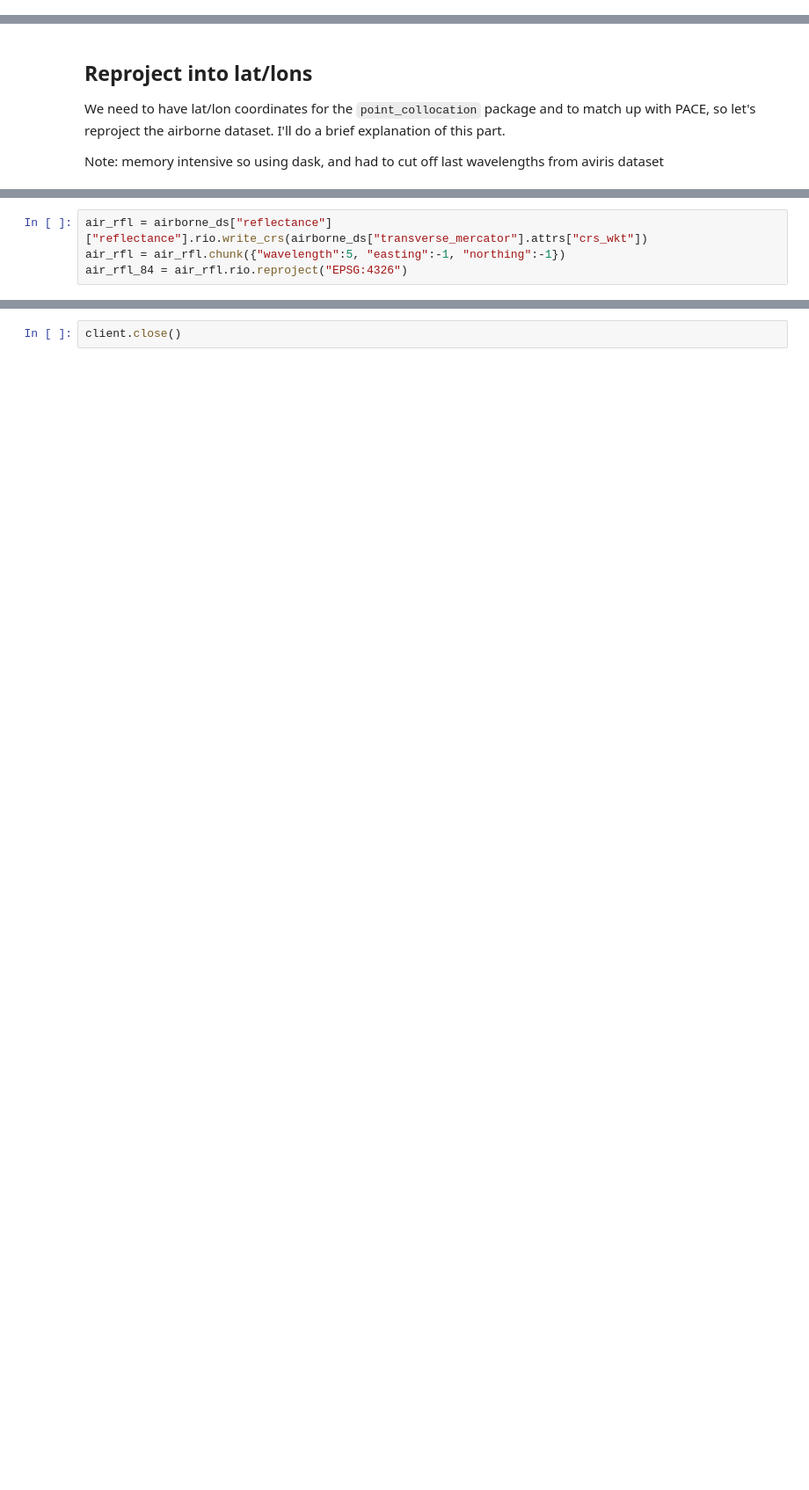
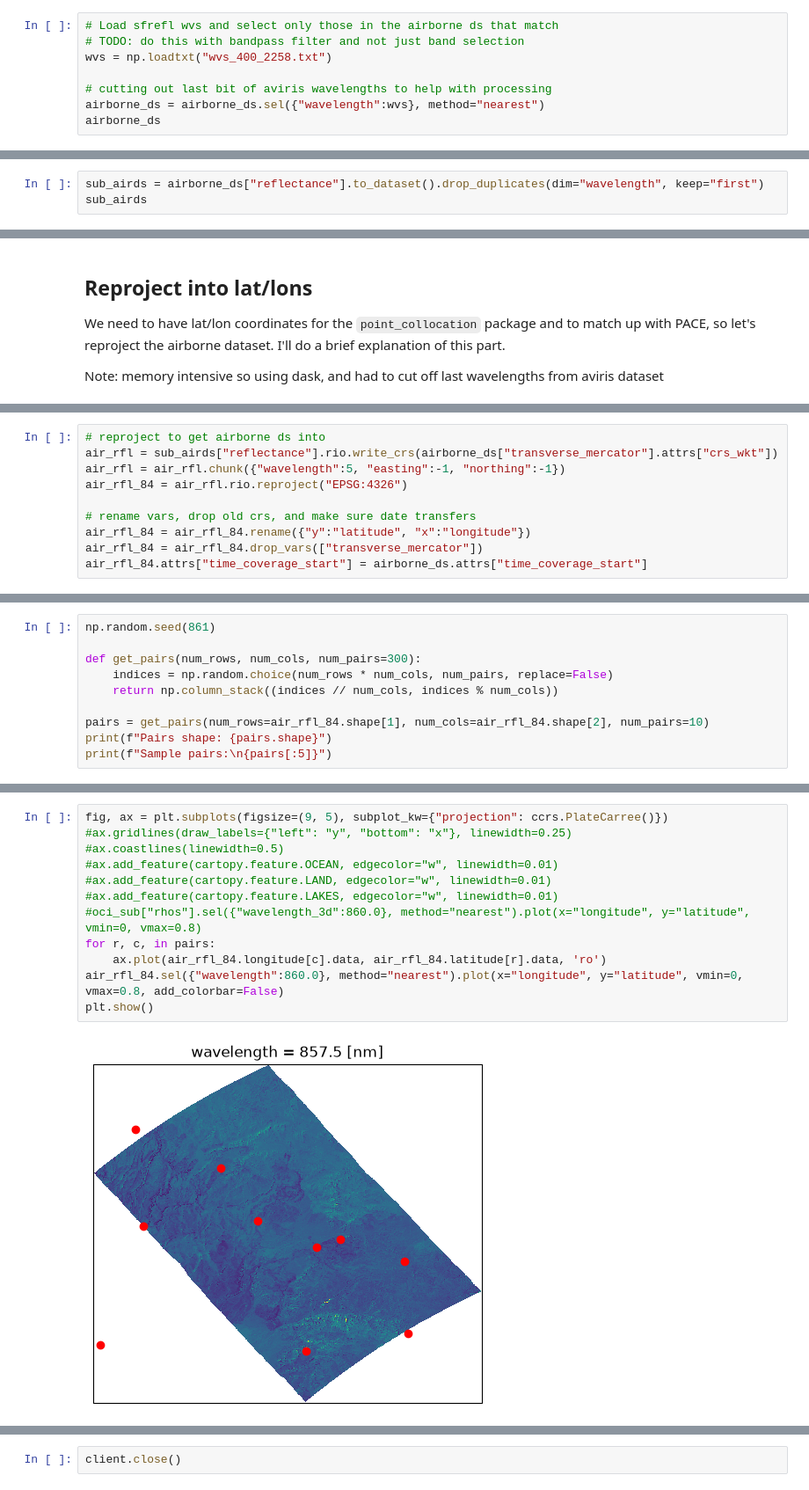
Before and after one commit to skyecaplan/pace_tutorials, a Jupyter notebook: pace_airborne_draft.ipynb, the cells around one changed output, grey strips where cells are left out. Shown at 88% size. Cells and saved outputs as stored; diff of their text form; blank space fills up the shorter version.

Commit message:
airborne tutorial update

```diff
--- a/pace_airborne_draft.ipynb
+++ b/pace_airborne_draft.ipynb
@@ -195,0 +142,8 @@ product_version :
+# %%
+# Load sfrefl wvs and select only those in the airborne ds that match
+# TODO: do this with bandpass filter and not just band selection
+wvs = np.loadtxt("wvs_400_2258.txt")
+
+# cutting out last bit of aviris wavelengths to help with processing
+airborne_ds = airborne_ds.sel({"wavelength":wvs}, method="nearest")
+airborne_ds
@@ -195,0 +267,3 @@ product_version :
+# %%
+sub_airds = airborne_ds["reflectance"].to_dataset().drop_duplicates(dim="wavelength", keep="first")
+sub_airds
@@ -229,4 +329,10 @@ client
 # %%
-air_rfl = airborne_ds["reflectance"]["reflectance"].rio.write_crs(airborne_ds["transverse_mercator"].attrs["crs_wkt"])
+# reproject to get airborne ds into
+air_rfl = sub_airds["reflectance"].rio.write_crs(airborne_ds["transverse_mercator"].attrs["crs_wkt"])
 air_rfl = air_rfl.chunk({"wavelength":5, "easting":-1, "northing":-1})
 air_rfl_84 = air_rfl.rio.reproject("EPSG:4326")
+
+# rename vars, drop old crs, and make sure date transfers
+air_rfl_84 = air_rfl_84.rename({"y":"latitude", "x":"longitude"})
+air_rfl_84 = air_rfl_84.drop_vars(["transverse_mercator"])
+air_rfl_84.attrs["time_coverage_start"] = airborne_ds.attrs["time_coverage_start"]
@@ -236,0 +346,10 @@ air_rfl_84 = air_rfl.rio.reproject("EPSG:4326")
+# %%
+np.random.seed(861)
+
+def get_pairs(num_rows, num_cols, num_pairs=300):
+    indices = np.random.choice(num_rows * num_cols, num_pairs, replace=False)
+    return np.column_stack((indices // num_cols, indices % num_cols))
+
+pairs = get_pairs(num_rows=air_rfl_84.shape[1], num_cols=air_rfl_84.shape[2], num_pairs=10)
+print(f"Pairs shape: {pairs.shape}")
+print(f"Sample pairs:\n{pairs[:5]}")
@@ -236,0 +364,14 @@ air_rfl_84 = air_rfl.rio.reproject("EPSG:4326")
+# %%
+fig, ax = plt.subplots(figsize=(9, 5), subplot_kw={"projection": ccrs.PlateCarree()})
+#ax.gridlines(draw_labels={"left": "y", "bottom": "x"}, linewidth=0.25)
+#ax.coastlines(linewidth=0.5)
+#ax.add_feature(cartopy.feature.OCEAN, edgecolor="w", linewidth=0.01)
+#ax.add_feature(cartopy.feature.LAND, edgecolor="w", linewidth=0.01)
+#ax.add_feature(cartopy.feature.LAKES, edgecolor="w", linewidth=0.01)
+#oci_sub["rhos"].sel({"wavelength_3d":860.0}, method="nearest").plot(x="longitude", y="latitude", vmin=0, vmax=0.8)
+for r, c, in pairs:
+    ax.plot(air_rfl_84.longitude[c].data, air_rfl_84.latitude[r].data, 'ro')
+air_rfl_84.sel({"wavelength":860.0}, method="nearest").plot(x="longitude", y="latitude", vmin=0, vmax=0.8, add_colorbar=False)
+plt.show()
+# %% [output]
+[figure, added]
```
Also changed, not shown: parts of 31 cells of this notebook.
